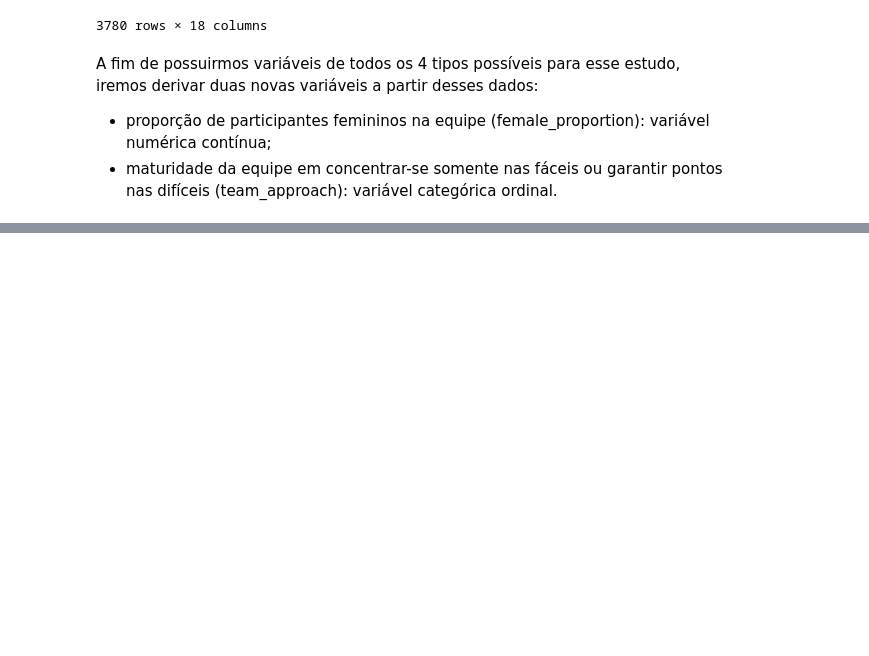
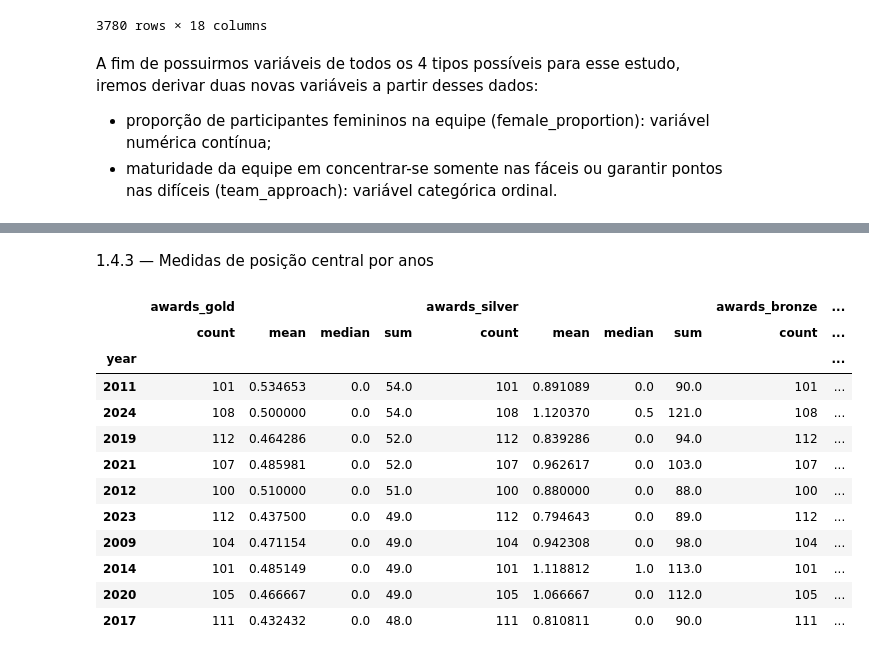
Before and after one commit to MatheusLuna37/IMO-analysis, a Jupyter notebook: teste03.ipynb, the cells around one changed output, grey strips where cells are left out. Cells and saved outputs as stored; diff of their text form; code cells hidden in the pictures; blank space fills up the shorter version.

```diff
--- a/teste03.ipynb
+++ b/teste03.ipynb
@@ -77,0 +66,9 @@ with pd.option_context("display.max_rows", None):
+# %%
+medalhas = [
+  "awards_gold" ,"awards_silver"	,"awards_bronze"
+]
+
+medalhas_resumo = data[medalhas].agg(["count", "mean", "median",'std'])
+
+
+display(medalhas_resumo)
@@ -77,0 +158,22 @@ with pd.option_context("display.max_rows", None):
+# %% [markdown]
+1.4.3 — Medidas de posição central por anos
+# %%
+resultado = data.groupby('year')[medalhas].agg(['count', 'mean', 'median', 'sum'])
+
+resultado_ordenado = resultado.sort_values(by=(medalhas[0], 'sum'), ascending=False)
+
+display(resultado_ordenado.head(10))
+# %% [output]
+|  | awards_gold |  |  |  | awards_silver |  |  |  | awards_bronze | ... |
+|  | count | mean | median | sum | count | mean | median | sum | count | ... |
+| year |  |  |  |  |  |  |  |  |  | ... |
+| 2011 | 101 | 0.534653 | 0.0 | 54.0 | 101 | 0.891089 | 0.0 | 90.0 | 101 | ... |
+| 2024 | 108 | 0.500000 | 0.0 | 54.0 | 108 | 1.120370 | 0.5 | 121.0 | 108 | ... |
+| 2019 | 112 | 0.464286 | 0.0 | 52.0 | 112 | 0.839286 | 0.0 | 94.0 | 112 | ... |
+| 2021 | 107 | 0.485981 | 0.0 | 52.0 | 107 | 0.962617 | 0.0 | 103.0 | 107 | ... |
+| 2012 | 100 | 0.510000 | 0.0 | 51.0 | 100 | 0.880000 | 0.0 | 88.0 | 100 | ... |
+| 2023 | 112 | 0.437500 | 0.0 | 49.0 | 112 | 0.794643 | 0.0 | 89.0 | 112 | ... |
+| 2009 | 104 | 0.471154 | 0.0 | 49.0 | 104 | 0.942308 | 0.0 | 98.0 | 104 | ... |
+| 2014 | 101 | 0.485149 | 0.0 | 49.0 | 101 | 1.118812 | 1.0 | 113.0 | 101 | ... |
+| 2020 | 105 | 0.466667 | 0.0 | 49.0 | 105 | 1.066667 | 0.0 | 112.0 | 105 | ... |
+| 2017 | 111 | 0.432432 | 0.0 | 48.0 | 111 | 0.810811 | 0.0 | 90.0 | 111 | ... |
```
Also changed, not shown: parts of 17 cells of this notebook.
